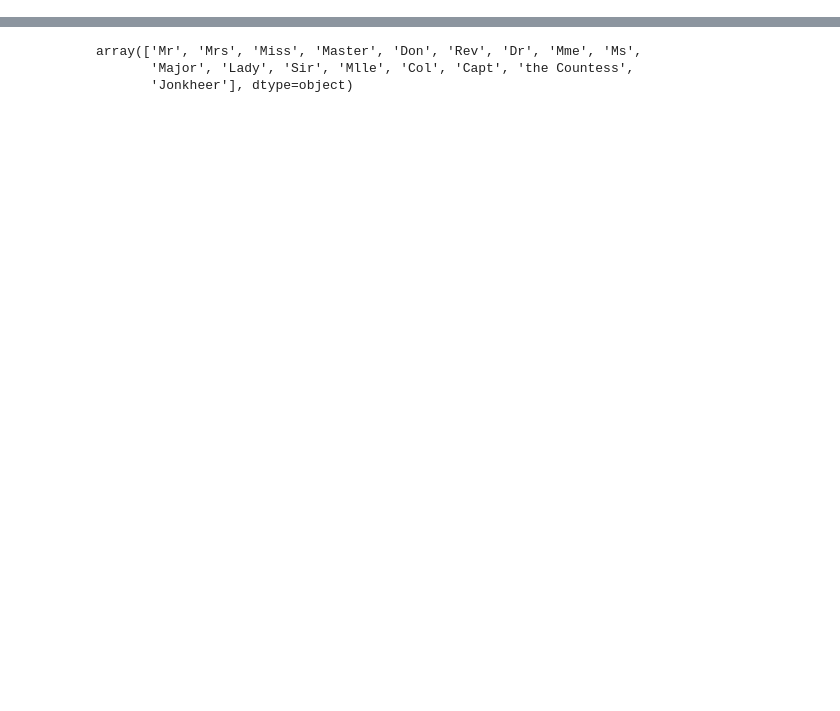
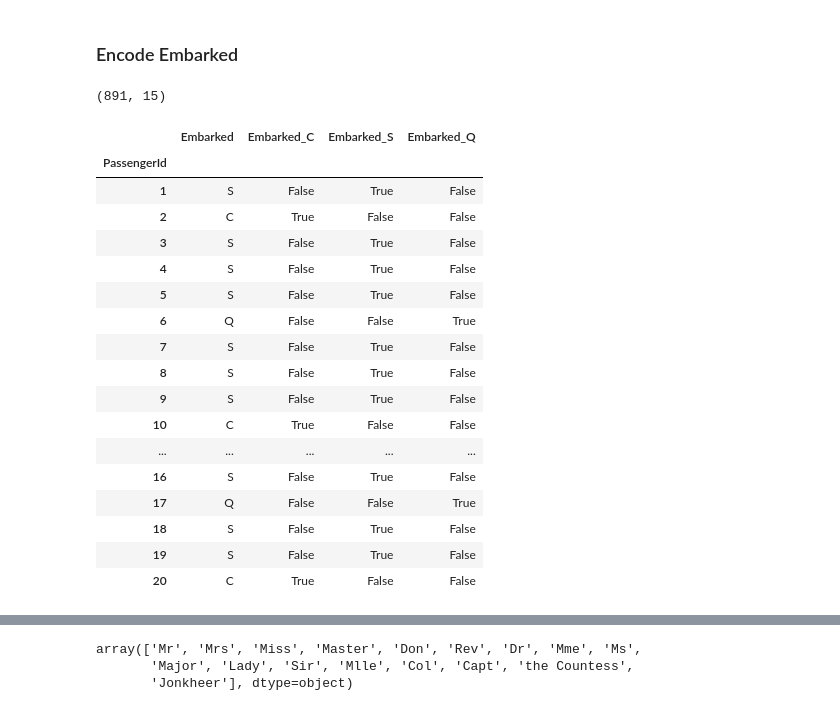
Before and after one commit to BaekYoHan/study, a Jupyter notebook: kaggle competition/Titanic_competition.ipynb, the cells around one changed output, grey strips where cells are left out. Cells and saved outputs as stored; diff of their text form; code cells hidden in the pictures; blank space fills up the shorter version.

```diff
--- a/kaggle competition/Titanic_competition.ipynb
+++ b/kaggle competition/Titanic_competition.ipynb
@@ -41,0 +67,43 @@ test.head()
+# %% [markdown]
+### Encode Embarked
+# %%
+# C ==0, S ==1, Q ==2
+# 2 * S = Q ?
+# C + S = S ?
+
+# One Hot Encoding
+# True == 1 , False == 0
+# C =[ 1, 0, 0]
+# S =[ 0, 1, 0]
+# Q =[ 0, 0, 1]
+
+# C =[ True, False, False]
+# S =[ False, True, False]
+# Q =[ False, False, True]
+
+train["Embarked_C"] = train["Embarked"] == "C"
+train["Embarked_S"] = train["Embarked"] == "S"
+train["Embarked_Q"] = train["Embarked"] == "Q"
+
+print(train.shape)
+train[["Embarked","Embarked_C","Embarked_S","Embarked_Q"]].head(20)
+# %% [output]
+(891, 15)
+|  | Embarked | Embarked_C | Embarked_S | Embarked_Q |
+| PassengerId |  |  |  |  |
+| 1 | S | False | True | False |
+| 2 | C | True | False | False |
+| 3 | S | False | True | False |
+| 4 | S | False | True | False |
+| 5 | S | False | True | False |
+| 6 | Q | False | False | True |
+| 7 | S | False | True | False |
+| 8 | S | False | True | False |
+| 9 | S | False | True | False |
+| 10 | C | True | False | False |
+| ... | ... | ... | ... | ... |
+| 16 | S | False | True | False |
+| 17 | Q | False | False | True |
+| 18 | S | False | True | False |
+| 19 | S | False | True | False |
+| 20 | C | True | False | False |
```
Also changed, not shown: parts of 145 cells of this notebook, 3 other files.
